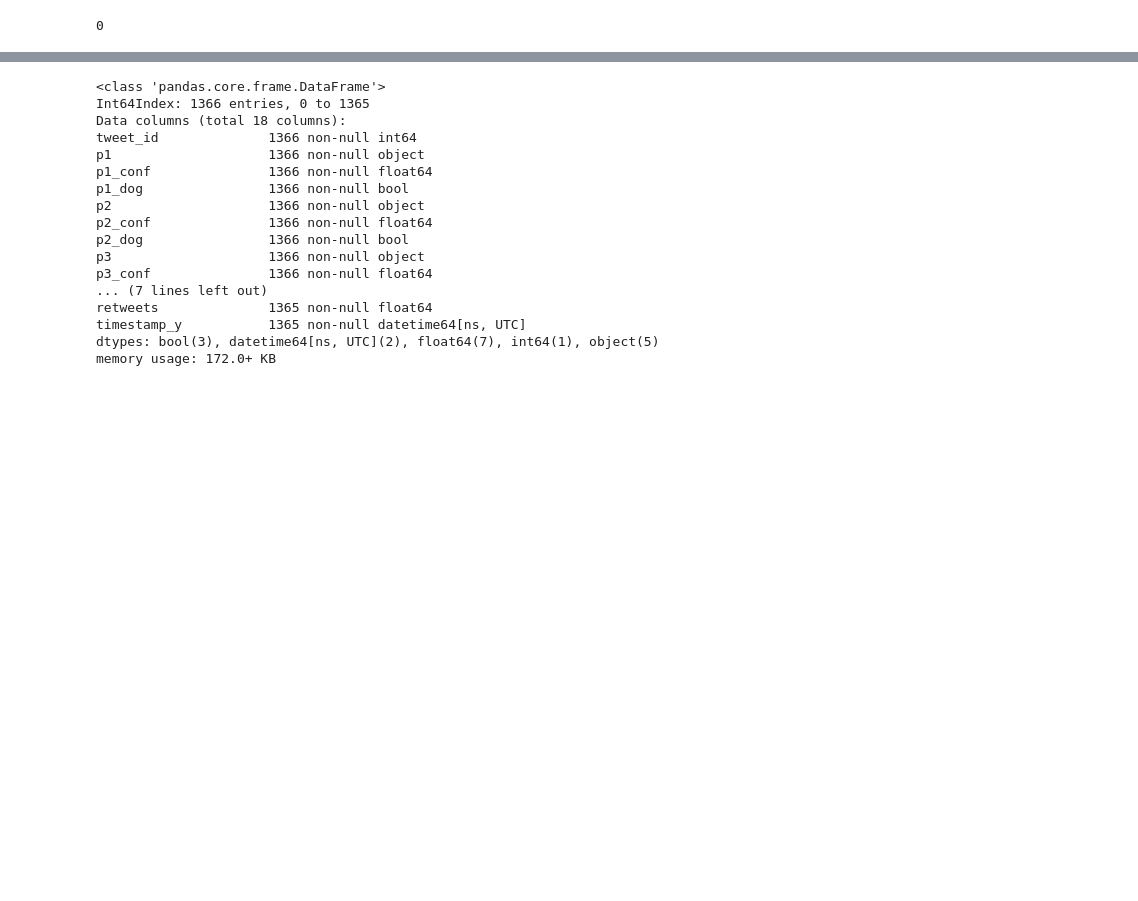
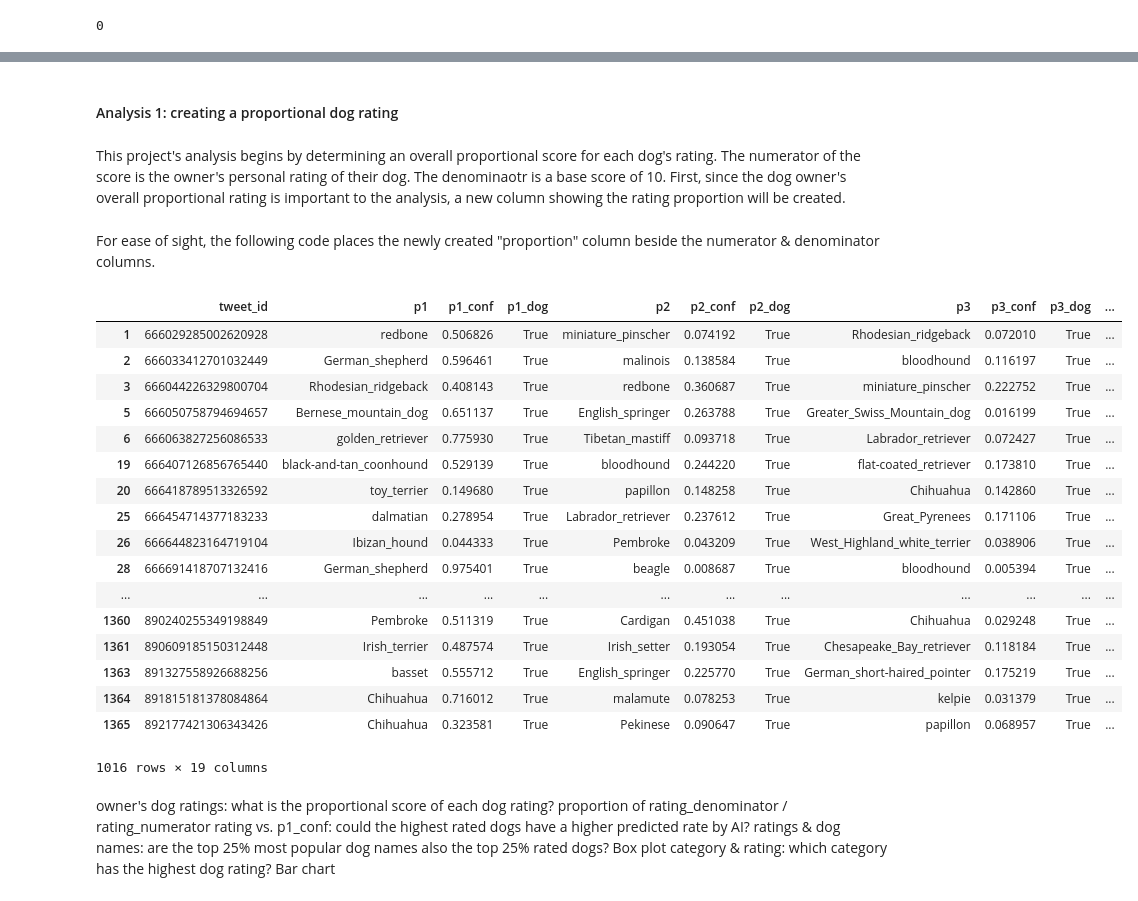
Before and after one commit to stephenbarraza/2_Udacity_Data_Analyst_Nanodegree, a Jupyter notebook: wrangle_act_2.0.ipynb, the cells around one changed output, grey strips where cells are left out. Drawn from its saved outputs; the diff is of its cells as text; code cells hidden in the pictures; blank space fills up the shorter version.

```diff
--- a/wrangle_act_2.0.ipynb
+++ b/wrangle_act_2.0.ipynb
@@ -2281,5 +2283,5 @@ final_wrd.rating_denominator.isnull().sum()
 # %%
-final_wrd.rating_denominator.dropna(inplace=True)
+final_wrd.dropna(subset=["rating_denominator"], inplace=True)
 # %% [markdown]
 ### Test Data Tidiness Issue 4
 # %%
@@ -2309,20 +2325,36 @@ memory usage: 172.0+ KB
+# %% [markdown]
+#### Analysis 1: creating a proportional dog rating
+# %% [markdown]
+This project's analysis begins by determining an overall proportional score for each dog's rating.  The numerator of the score is the owner's personal rating of their dog.  The denominaotr is a base score of 10.  First, since the dog owner's overall proportional rating is important to the analysis, a new column showing the rating proportion will be created.
+# %%
+final_wrd['proportion'] = final_wrd['rating_numerator']/final_wrd['rating_denominator']
+# %% [markdown]
+For ease of sight, the following code places the newly created "proportion" column beside the numerator & denominator columns.
+# %%
+final_wrd = final_wrd[['tweet_id','p1','p1_conf', 'p1_dog', 'p2', 'p2_conf', 'p2_dog', 'p3', 'p3_conf', 'p3_dog','timestamp_x', 'rating_numerator', 'rating_denominator', 'proportion', 'name', 'dog_category', 'favorites','retweets', 'timestamp_y']]
 # %%
-final_wrd.info()
+final_wrd
 # %% [output]
+|  | tweet_id | p1 | p1_conf | p1_dog | p2 | p2_conf | p2_dog | p3 | p3_conf | p3_dog | ... |
+| 1 | 666029285002620928 | redbone | 0.506826 | True | miniature_pinscher | 0.074192 | True | Rhodesian_ridgeback | 0.072010 | True | ... |
+| 2 | 666033412701032449 | German_shepherd | 0.596461 | True | malinois | 0.138584 | True | bloodhound | 0.116197 | True | ... |
+| 3 | 666044226329800704 | Rhodesian_ridgeback | 0.408143 | True | redbone | 0.360687 | True | miniature_pinscher | 0.222752 | True | ... |
+| 5 | 666050758794694657 | Bernese_mountain_dog | 0.651137 | True | English_springer | 0.263788 | True | Greater_Swiss_Mountain_dog | 0.016199 | True | ... |
+| 6 | 666063827256086533 | golden_retriever | 0.775930 | True | Tibetan_mastiff | 0.093718 | True | Labrador_retriever | 0.072427 | True | ... |
+| 19 | 666407126856765440 | black-and-tan_coonhound | 0.529139 | True | bloodhound | 0.244220 | True | flat-coated_retriever | 0.173810 | True | ... |
+| 20 | 666418789513326592 | toy_terrier | 0.149680 | True | papillon | 0.148258 | True | Chihuahua | 0.142860 | True | ... |
+| 25 | 666454714377183233 | dalmatian | 0.278954 | True | Labrador_retriever | 0.237612 | True | Great_Pyrenees | 0.171106 | True | ... |
+| 26 | 666644823164719104 | Ibizan_hound | 0.044333 | True | Pembroke | 0.043209 | True | West_Highland_white_terrier | 0.038906 | True | ... |
+| 28 | 666691418707132416 | German_shepherd | 0.975401 | True | beagle | 0.008687 | True | bloodhound | 0.005394 | True | ... |
+| ... | ... | ... | ... | ... | ... | ... | ... | ... | ... | ... | ... |
+| 1360 | 890240255349198849 | Pembroke | 0.511319 | True | Cardigan | 0.451038 | True | Chihuahua | 0.029248 | True | ... |
+| 1361 | 890609185150312448 | Irish_terrier | 0.487574 | True | Irish_setter | 0.193054 | True | Chesapeake_Bay_retriever | 0.118184 | True | ... |
+| 1363 | 891327558926688256 | basset | 0.555712 | True | English_springer | 0.225770 | True | German_short-haired_pointer | 0.175219 | True | ... |
+| 1364 | 891815181378084864 | Chihuahua | 0.716012 | True | malamute | 0.078253 | True | kelpie | 0.031379 | True | ... |
+| 1365 | 892177421306343426 | Chihuahua | 0.323581 | True | Pekinese | 0.090647 | True | papillon | 0.068957 | True | ... |
-<class 'pandas.core.frame.DataFrame'>
-Int64Index: 1366 entries, 0 to 1365
-Data columns (total 18 columns):
-tweet_id              1366 non-null int64
-p1                    1366 non-null object
-p1_conf               1366 non-null float64
-p1_dog                1366 non-null bool
-p2                    1366 non-null object
-p2_conf               1366 non-null float64
-p2_dog                1366 non-null bool
-p3                    1366 non-null object
-p3_conf               1366 non-null float64
-... (7 lines left out)
-retweets              1365 non-null float64
-timestamp_y           1365 non-null datetime64[ns, UTC]
-dtypes: bool(3), datetime64[ns, UTC](2), float64(7), int64(1), object(5)
-memory usage: 172.0+ KB
+1016 rows × 19 columns
+# %% [markdown]
+owner's dog ratings: what is the proportional score of each dog rating? proportion of rating_denominator / rating_numerator
+rating vs. p1_conf: could the highest rated dogs have a higher predicted rate by AI?
+ratings & dog names: are the top 25% most popular dog names also the top 25% rated dogs? Box plot
+category & rating: which category has the highest dog rating? Bar chart
```
Also changed, not shown: parts of 32 cells of this notebook.
